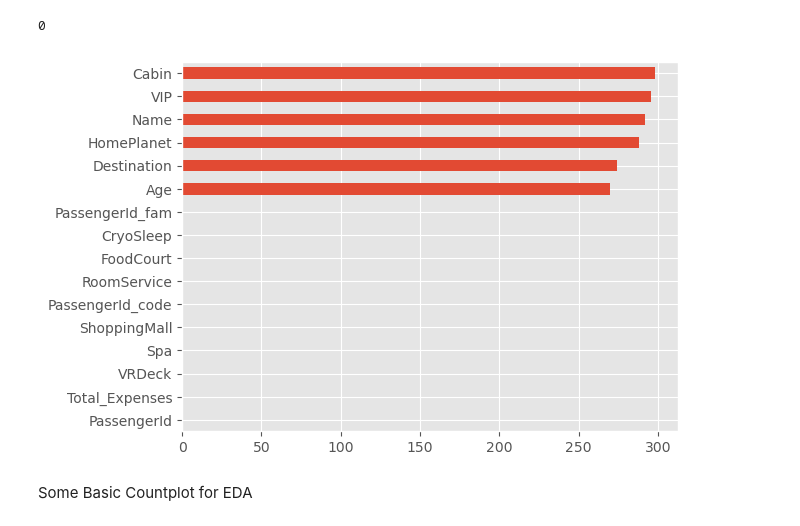
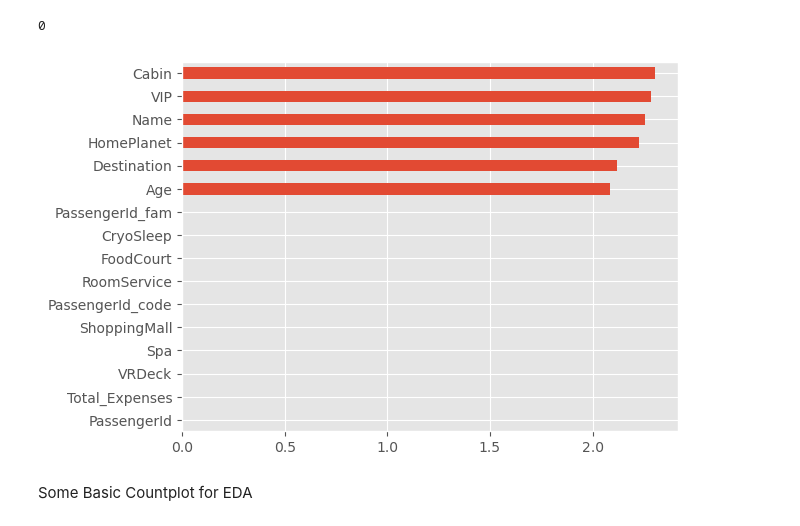
Before and after one commit to myunusyesil/Titanic_SpaceShip_ML_Project, a Jupyter notebook: spaceship-starter.ipynb, the cells around one changed output. Drawn from its saved outputs; the diff is of its cells as text; code cells hidden in the pictures.

```diff
--- a/spaceship-starter.ipynb
+++ b/spaceship-starter.ipynb
@@ -125,10 +125,10 @@ full_df["CryoSleep"].isnull().sum()
 # %% [output]
 0
 # %%
-# Calculating Null Values
-full_df.isnull().sum().sort_values()[:-1].plot(kind="barh");
+# Calculating Null Values Percentage
+(full_df.isnull().sum()/full_df.shape[0]*100).sort_values(ascending=True)[:-1].plot(kind="barh");
 # %% [output]
-[figure, old version]
+[figure, new version]
 # %% [markdown]
 <p> Some Basic Countplot for EDA </p>
 # %%
```
Also changed, not shown: parts of 25 cells of this notebook.
